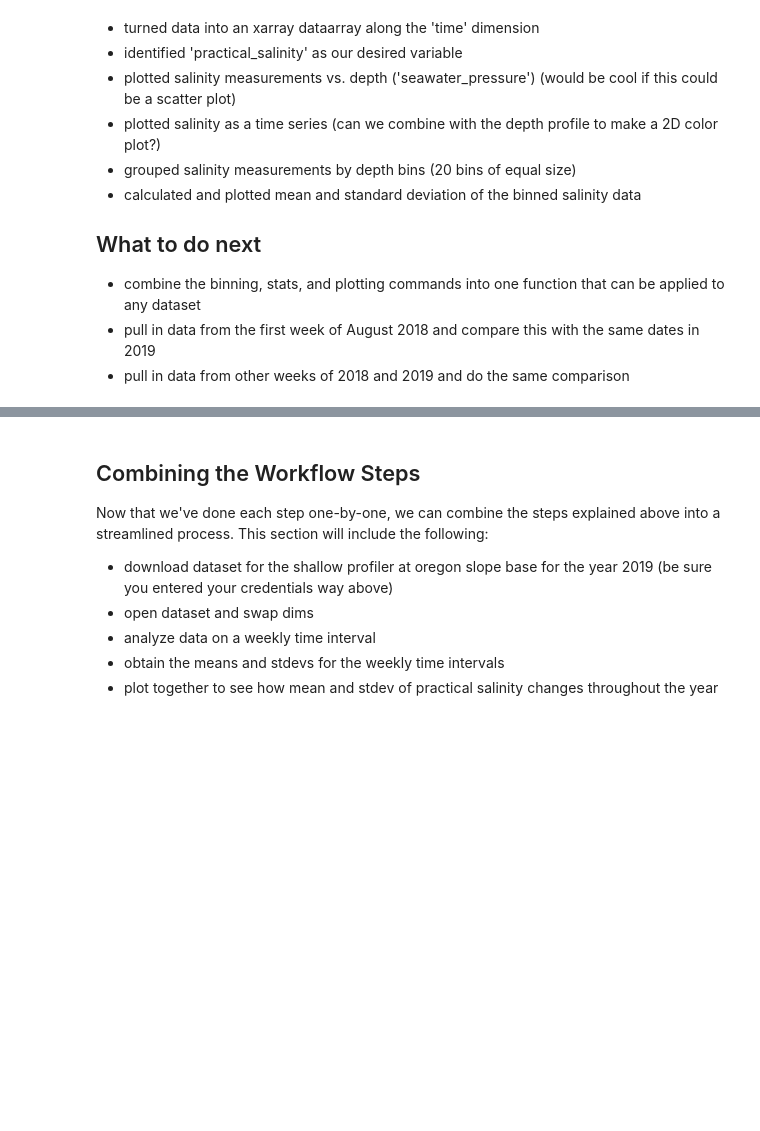
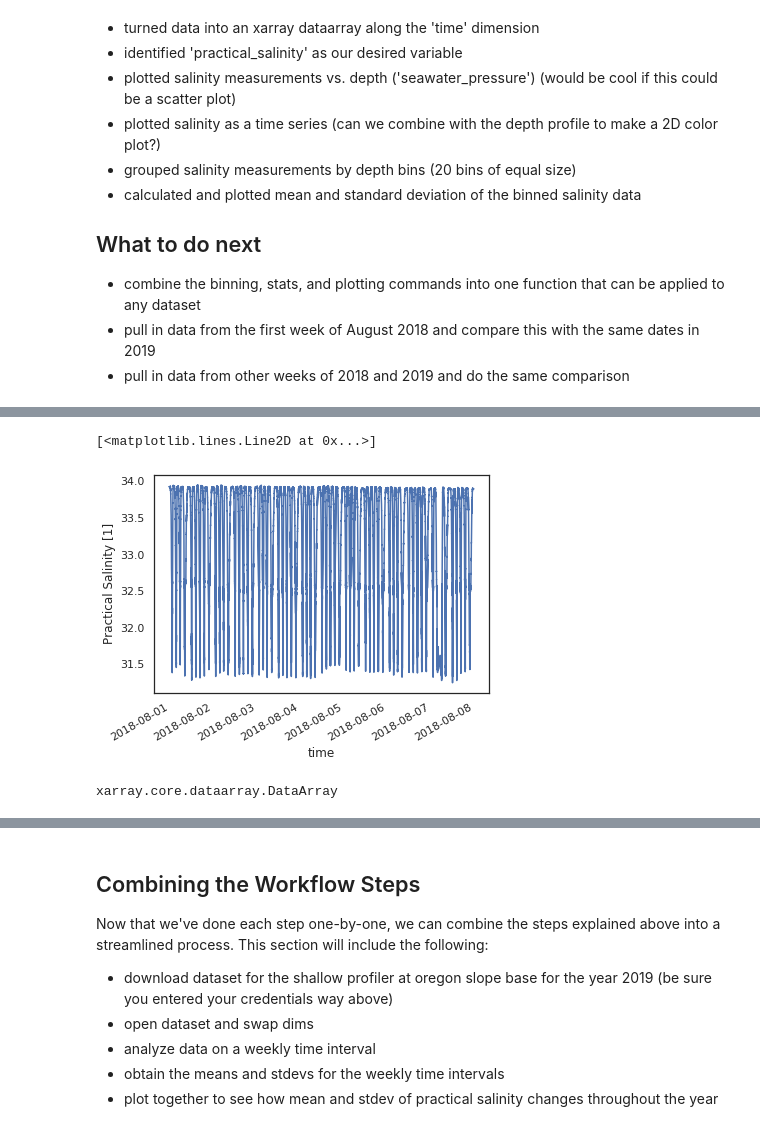
Before and after one commit to Sarah-BC/eScience-Work, a Jupyter notebook: canon-explore.ipynb, the cells around one changed output, grey strips where cells are left out. Saved outputs shown, nothing was run; the diff lists cells and outputs as text; code cells hidden in the pictures; blank space fills up the shorter version.

```diff
--- a/canon-explore.ipynb
+++ b/canon-explore.ipynb
@@ -347,0 +404,5 @@ Coordinates:
+# %%
+ds.practical_salinity.plot()
+# %% [output]
+[<matplotlib.lines.Line2D at 0x...>]
+[figure, added]
@@ -347,0 +412,10 @@ Coordinates:
+# %%
+# Let's get a variable that has the means of practical salinity for each depth bin
+dsps_mean = dsps_bin.mean()
+dsps_mean_2018 = dsps_mean
+
+# We also want the standard deviation
+dsps_stdev = dsps_bin.std()
+dsps_stdev_2018 = dsps_stdev
+# %% [output]
+xarray.core.dataarray.DataArray
```
Also changed, not shown: parts of 29 cells of this notebook, 3 other files.
